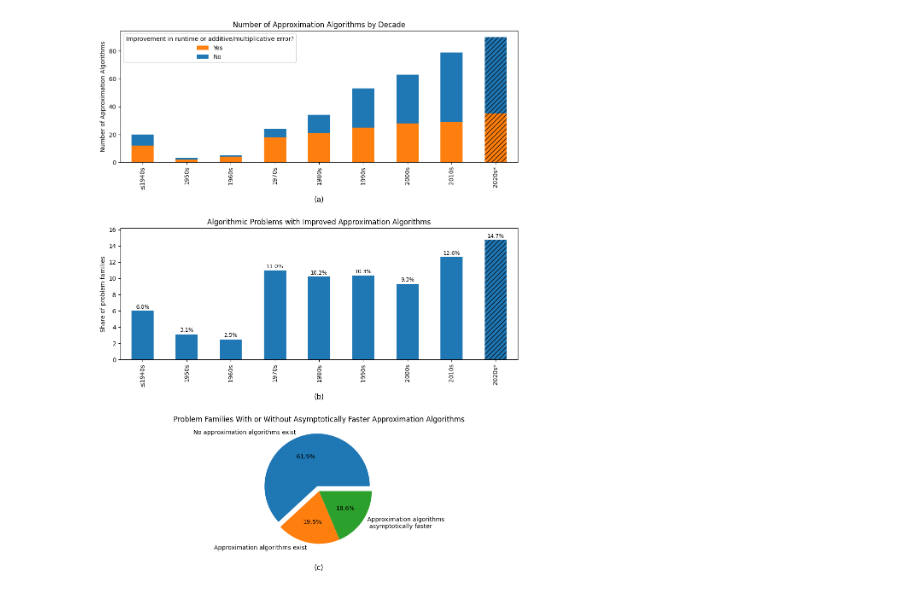
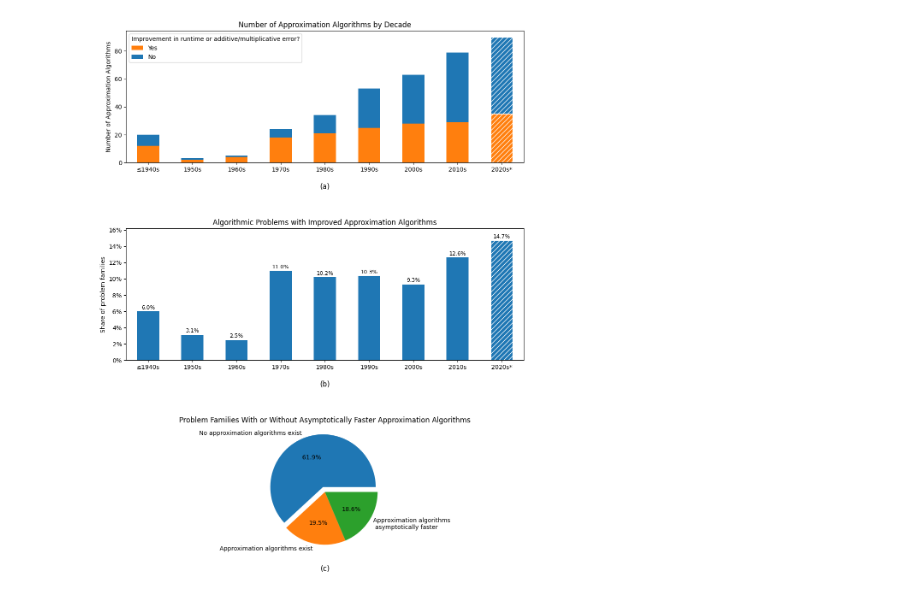
Before and after one commit to andrewlucasgs/approximation-algorithms, a Jupyter notebook: generate_figures.ipynb, the cells around one changed output. Saved outputs shown, nothing was run; the diff lists cells and outputs as text; code cells hidden in the pictures.

```diff
--- a/generate_figures.ipynb
+++ b/generate_figures.ipynb
@@ -27,55 +27,63 @@ data3 = data3.sort_values(ascending=False)
 # Create figure and subplots
 fig, axs = plt.subplots(3, 1, figsize=(12, 16))
 
+
 # First subplot (Bar chart: Number of Approximation Algorithms by Decade)
 data1.plot(kind='bar', stacked=True, ax=axs[0], color=['tab:orange', 'tab:blue'])
 axs[0].set_xticks(range(len(data1)))
-axs[0].set_xticklabels(['≤1940s'] + ['2020s*' if year == 2020 else str(year) + 's' for year in data1.index[1:]])
+# xtickslabels rotation 0
+axs[0].set_xticklabels(['≤1940s'] + ['2020s*' if year == 2020 else str(year) + 's' for year in data1.index[1:]], rotation=0)
+# axs[0].set_xticklabels(['≤1940s'] + ['2020s*' if year == 2020 else str(year) + 's' for year in data1.index[1:]])
 axs[0].set_xlabel('')
 axs[0].set_ylabel('Number of Approximation Algorithms')
 axs[0].set_title('Number of Approximation Algorithms by Decade')
 axs[0].margins(x=0.01)
 axs[0].patches[-1].set_hatch('///')
 axs[0].patches[8].set_hatch('///')
-axs[0].legend(['Yes', 'No'], title="Improvement in runtime or additive/multiplicative error?")
+axs[0].patches[-1].set_edgecolor('white')
+axs[0].patches[8].set_edgecolor('white')
+axs[0].legend(['Yes', 'No'], title="Improvement in runtime or additive/multiplicative error?", alignment='left')
 
 # Add label "(a)" below the first plot
-axs[0].text(0.5, -0.3, "(a)", transform=axs[0].transAxes, ha="center", fontsize=12)
+axs[0].text(0.5, -0.2, "(a)", transform=axs[0].transAxes, ha="center", fontsize=12)
 
 # Second subplot (Bar chart: Algorithmic Problems with Improved Approximation Algorithms)
 data2['Total Percentage'].plot(kind='bar', ax=axs[1])
 axs[1].set_xticks(range(len(data2)))
-axs[1].set_xticklabels(['≤1940s'] + ['2020s*' if year == 2020 else f'{year:.0f}s' for year in data2.index[1:]])
+axs[1].set_xticklabels(['≤1940s'] + ['2020s*' if year == 2020 else f'{year:.0f}s' for year in data2.index[1:]], rotation=0)
 axs[1].set_xlabel('')
 axs[1].set_ylabel('Share of problem families')
+axs[1].yaxis.set_major_formatter(plt.FuncFormatter(lambda x, _: f'{x:.0f}%'))
+
 axs[1].set_title('Algorithmic Problems with Improved Approximation Algorithms')
 axs[1].margins(x=0.01, y=0.1)
 for p in axs[1].patches:
     axs[1].annotate(f'{p.get_height():.1f}%', (p.get_x() + p.get_width() / 2., p.get_height() + 0.1),
                     ha='center', va='center', fontsize=9, color='black', xytext=(0, 5),
                     textcoords='offset points')
 axs[1].patches[-1].set_hatch('///')
+axs[1].patches[-1].set_edgecolor('white')
 
 # Add label "(b)" below the second plot
-axs[1].text(0.5, -0.3, "(b)", transform=axs[1].transAxes, ha="center", fontsize=12)
+axs[1].text(0.5, -0.2, "(b)", transform=axs[1].transAxes, ha="center", fontsize=12)
 
 # Third subplot (Pie chart: Percentage of Problem Families)
 explode = (0.1, 0, 0)
 wedges, texts, percs = axs[2].pie(data3, autopct='%1.1f%%', labels=[l for l in data3.index], startangle=0, explode=explode)
 axs[2].set_title('Problem Families With or Without Asymptotically Faster Approximation Algorithms')
 
 # Add label "(c)" below the third plot
 axs[2].text(0.5, -0.1, "(c)", transform=axs[2].transAxes, ha="center", fontsize=12)
 
 # Adjust the layout
 # Increase the gap between plots
 plt.subplots_adjust(hspace=0.5)  # Increase the space between the plots (you can adjust the value)
 
 # Adjust the layout and save the figure
 plt.savefig('figures/combined_plot.png', bbox_inches='tight')
 plt.show()
 # %% [output]
-[figure, old version]
+[figure, new version]
 # %%
 import matplotlib.pyplot as plt
 import pandas as pd
```
Also changed, not shown: parts of 2 cells of this notebook, 3 other files.
